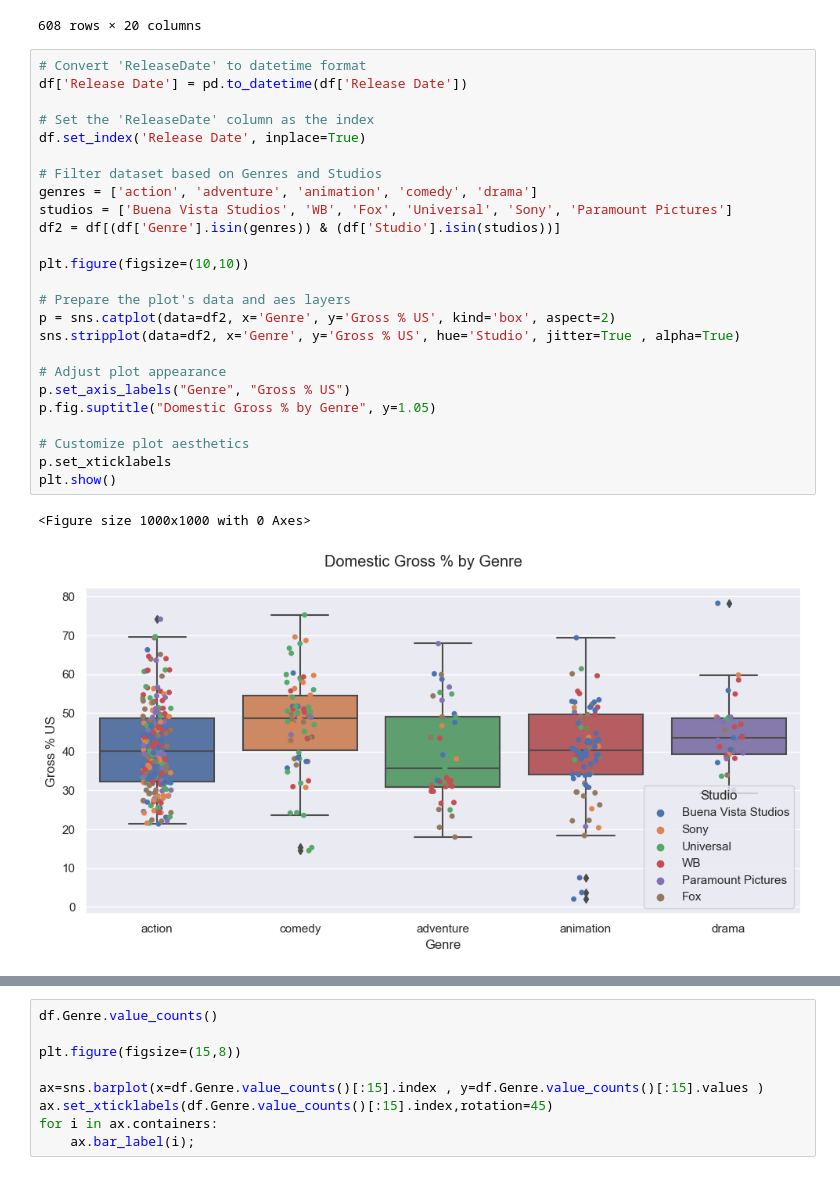
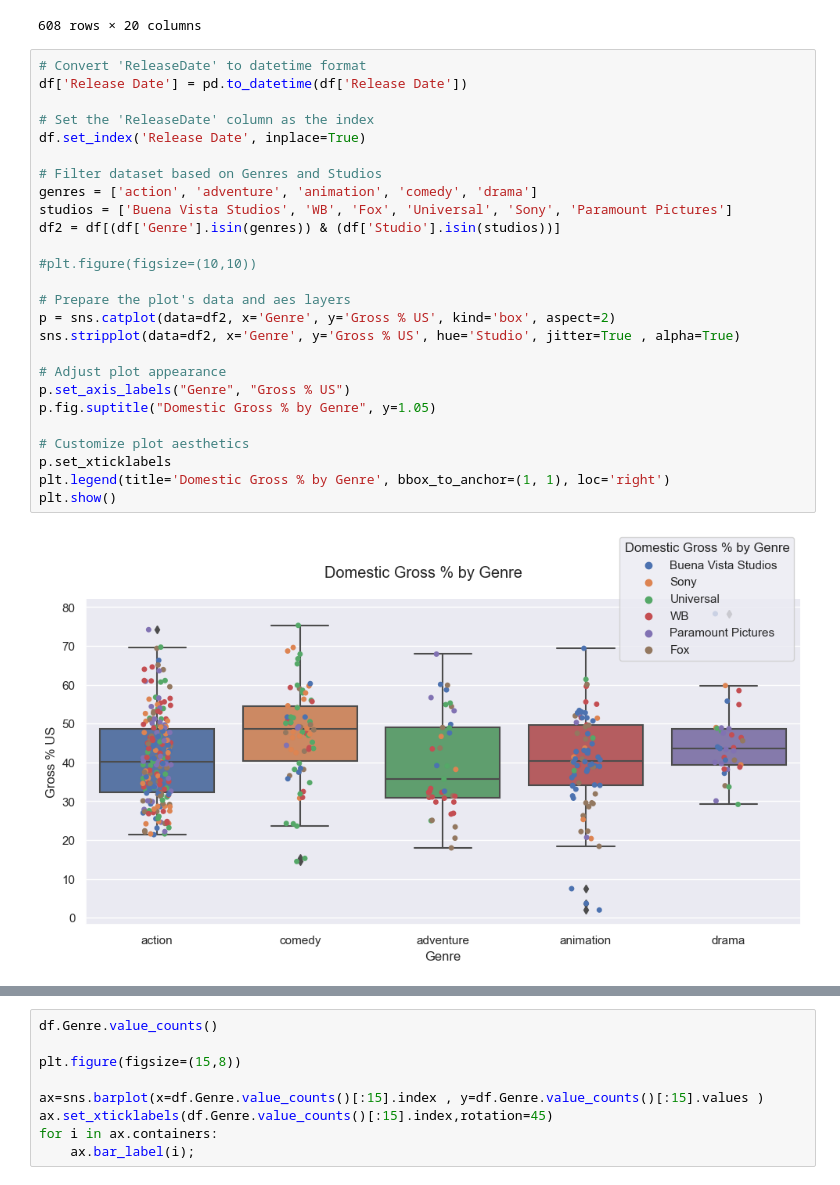
Before and after one commit to giselle06/MLOps_ISA1, a Jupyter notebook: mlopsisa1/notebooks/MLOpsISA1.ipynb, the cells around one changed output, grey strips where cells are left out. Drawn from its saved outputs; the diff is of its cells as text.

```diff
--- a/mlopsisa1/notebooks/MLOpsISA1.ipynb
+++ b/mlopsisa1/notebooks/MLOpsISA1.ipynb
@@ -278,29 +270,29 @@ df.isna()
 # %%
 # Convert 'ReleaseDate' to datetime format
 df['Release Date'] = pd.to_datetime(df['Release Date'])
 
 # Set the 'ReleaseDate' column as the index
 df.set_index('Release Date', inplace=True)
 
 # Filter dataset based on Genres and Studios
 genres = ['action', 'adventure', 'animation', 'comedy', 'drama']
 studios = ['Buena Vista Studios', 'WB', 'Fox', 'Universal', 'Sony', 'Paramount Pictures']
 df2 = df[(df['Genre'].isin(genres)) & (df['Studio'].isin(studios))]
 
-plt.figure(figsize=(10,10))
+#plt.figure(figsize=(10,10))
 
 # Prepare the plot's data and aes layers
 p = sns.catplot(data=df2, x='Genre', y='Gross % US', kind='box', aspect=2)
 sns.stripplot(data=df2, x='Genre', y='Gross % US', hue='Studio', jitter=True , alpha=True)
 
 # Adjust plot appearance
 p.set_axis_labels("Genre", "Gross % US")
 p.fig.suptitle("Domestic Gross % by Genre", y=1.05)
 
 # Customize plot aesthetics
 p.set_xticklabels
+plt.legend(title='Domestic Gross % by Genre', bbox_to_anchor=(1, 1), loc='right')
 plt.show()
 # %% [output]
-<Figure size 1000x1000 with 0 Axes>
-[figure, old version]
+[figure, new version]
 # %%
```
Also changed, not shown: parts of 29 cells of this notebook.
